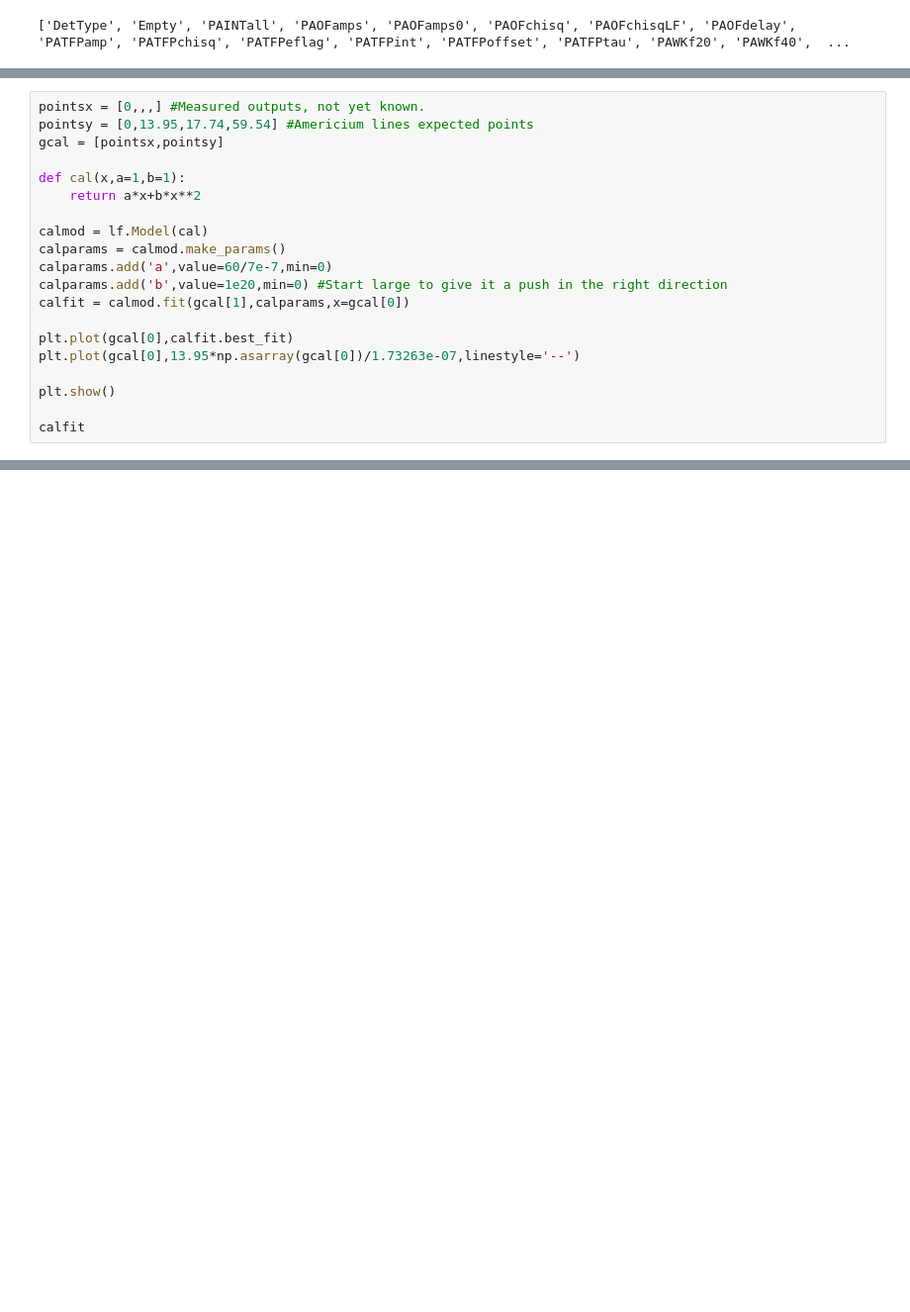
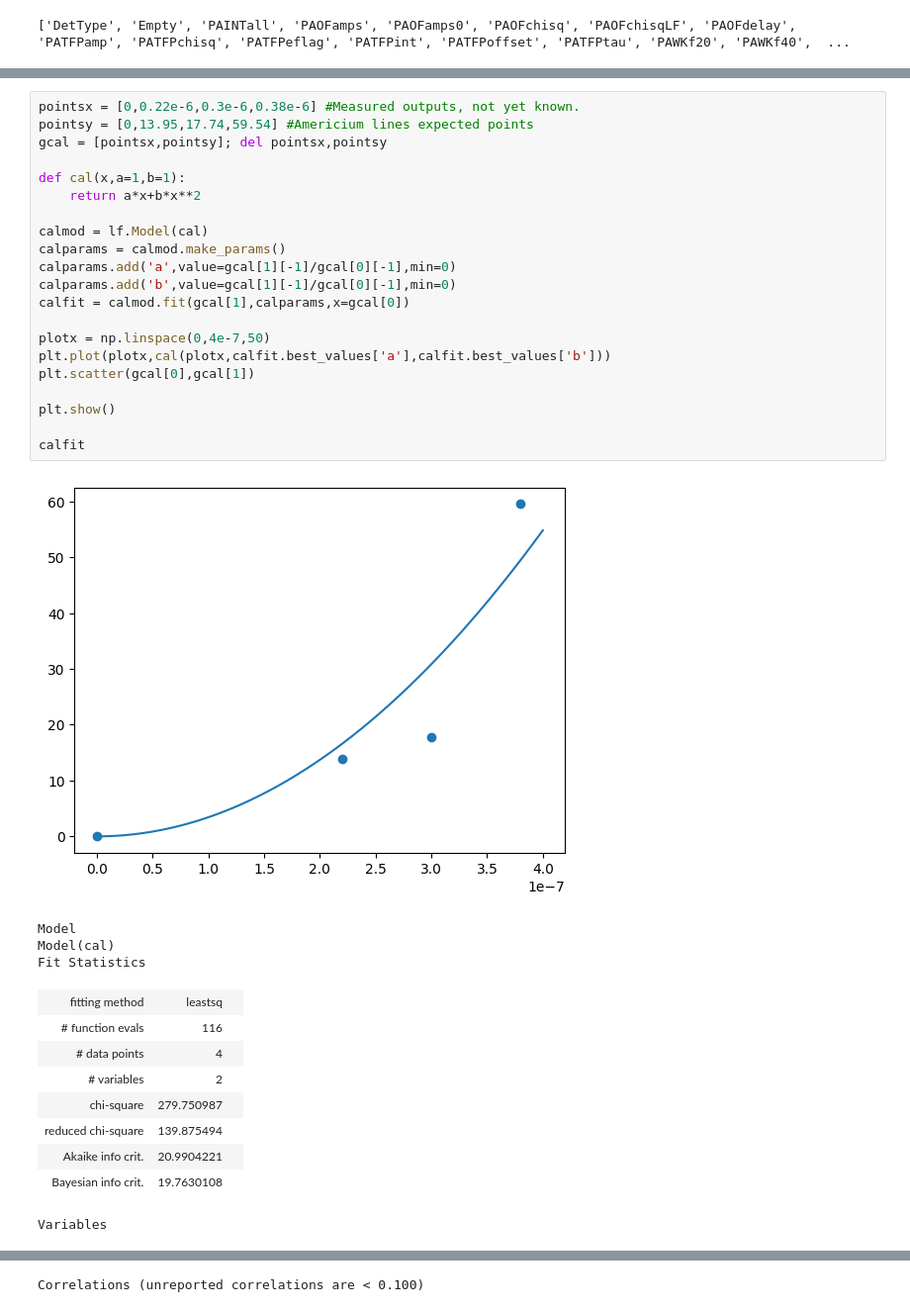
Before and after one commit to villano-lab/R76Analysis, a Jupyter notebook: HV1_Calibration.ipynb, the cells around one changed output, grey strips where cells are left out. Shown at 99% size. Cells and saved outputs as stored; diff of their text form; blank space fills up the shorter version.

```diff
--- a/HV1_Calibration.ipynb
+++ b/HV1_Calibration.ipynb
@@ -57,20 +70,35 @@ plt.show()
 # %%
-pointsx = [0,,,] #Measured outputs, not yet known.
+pointsx = [0,0.22e-6,0.3e-6,0.38e-6] #Measured outputs, not yet known.
 pointsy = [0,13.95,17.74,59.54] #Americium lines expected points
-gcal = [pointsx,pointsy]
+gcal = [pointsx,pointsy]; del pointsx,pointsy
 
 def cal(x,a=1,b=1):
     return a*x+b*x**2
 
 calmod = lf.Model(cal)
 calparams = calmod.make_params()
-calparams.add('a',value=60/7e-7,min=0)
-calparams.add('b',value=1e20,min=0) #Start large to give it a push in the right direction
+calparams.add('a',value=gcal[1][-1]/gcal[0][-1],min=0)
+calparams.add('b',value=gcal[1][-1]/gcal[0][-1],min=0)
 calfit = calmod.fit(gcal[1],calparams,x=gcal[0])
 
-plt.plot(gcal[0],calfit.best_fit)
-plt.plot(gcal[0],13.95*np.asarray(gcal[0])/1.73263e-07,linestyle='--')
+plotx = np.linspace(0,4e-7,50)
+plt.plot(plotx,cal(plotx,calfit.best_values['a'],calfit.best_values['b']))
+plt.scatter(gcal[0],gcal[1])
 
 plt.show()
 
 calfit
+# %% [output]
+[figure, added]
+Model
+Model(cal)
+Fit Statistics
+| fitting method | leastsq |  |
+| # function evals | 116 |  |
+| # data points | 4 |  |
+| # variables | 2 |  |
+| chi-square | 279.750987 |  |
+| reduced chi-square | 139.875494 |  |
+| Akaike info crit. | 20.9904221 |  |
+| Bayesian info crit. | 19.7630108 |  |
+Variables
@@ -76,0 +108 @@ calfit
+Correlations (unreported correlations are < 0.100)
```
Also changed, not shown: parts of 3 cells of this notebook.
